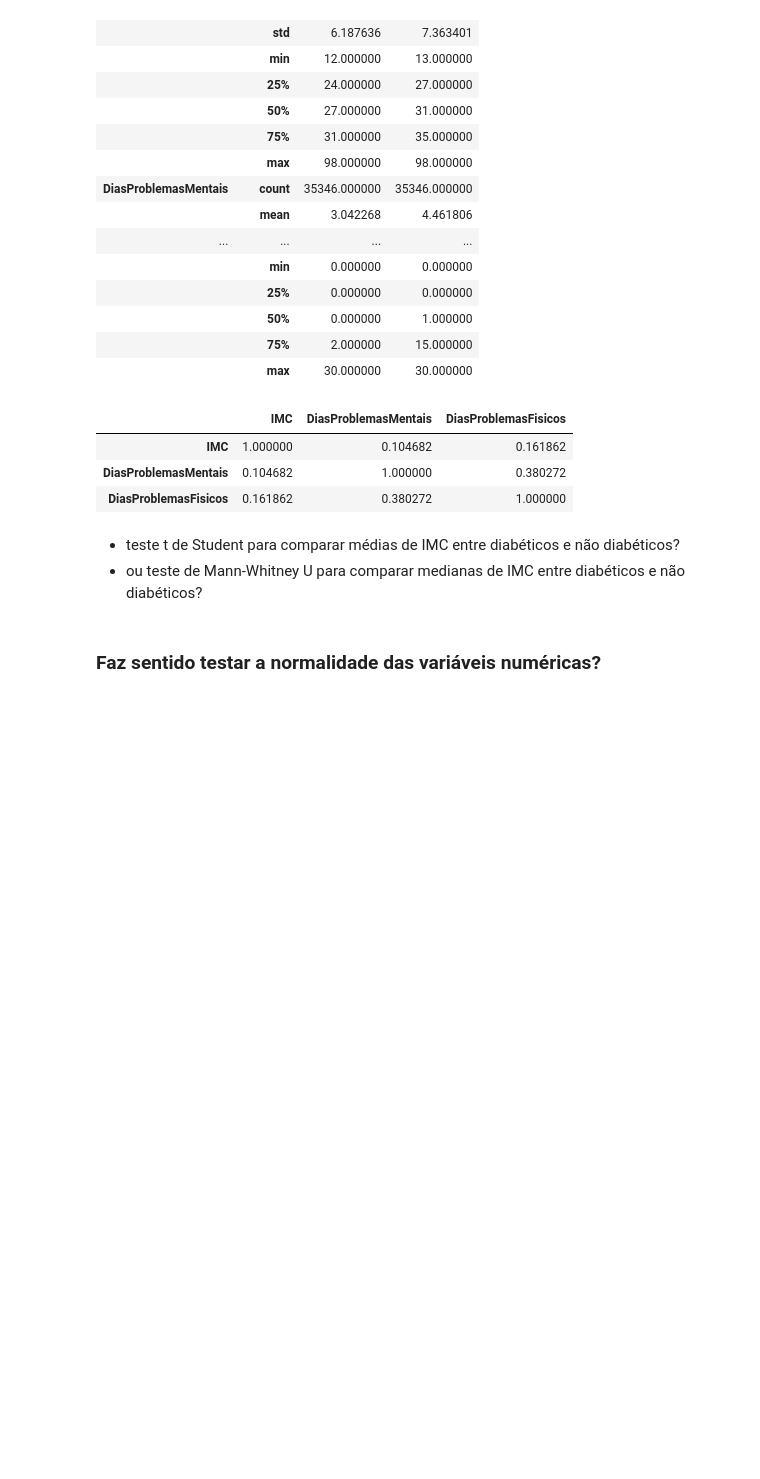
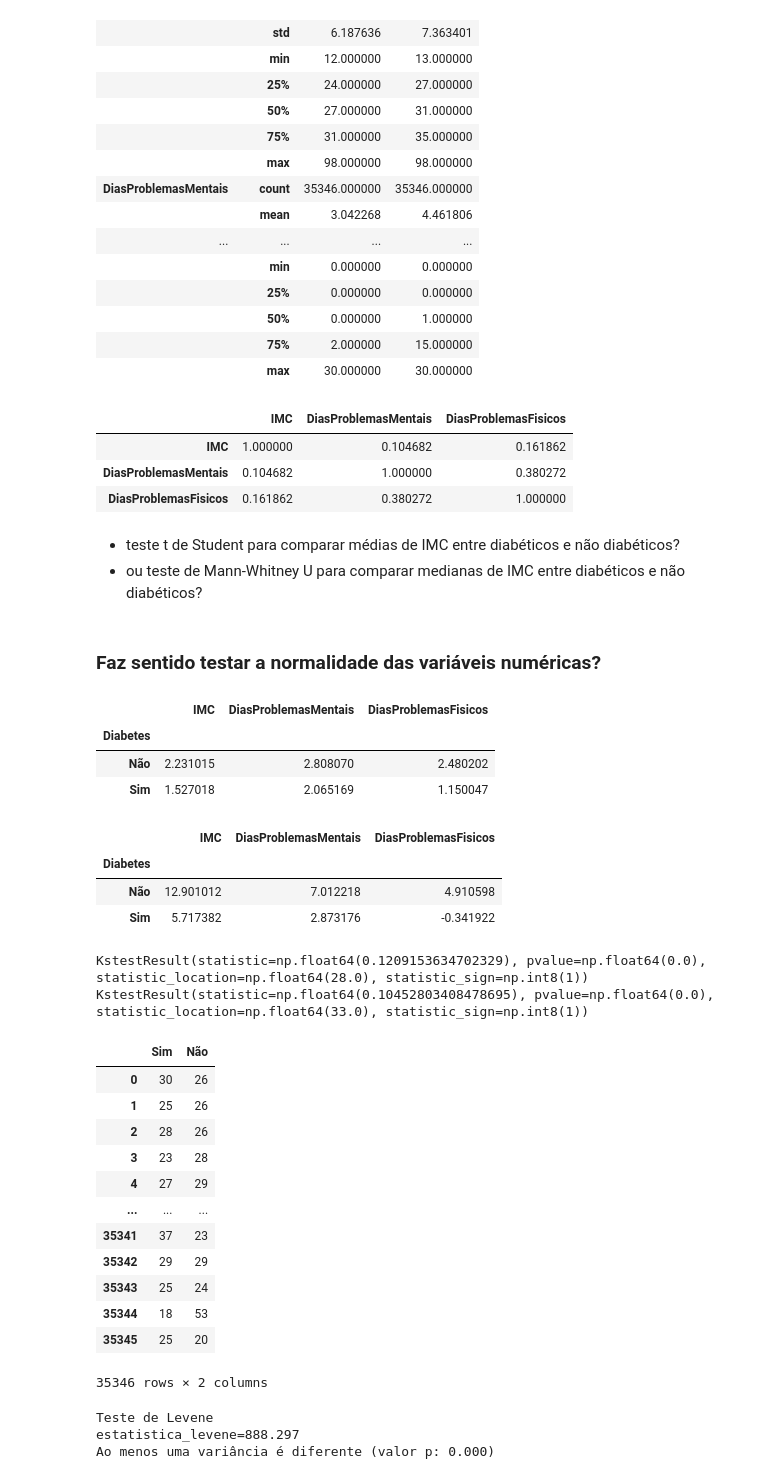
Before and after one commit to PauloViniciusR/Estatistica_dados, a Jupyter notebook: Proj_Statistic/projeto_diabetes_02.ipynb, the cells around one changed output. Saved outputs shown, nothing was run; the diff lists cells and outputs as text; code cells hidden in the pictures; blank space fills up the shorter version.

Commit message:
EStatistica inferencial

```diff
--- a/Proj_Statistic/projeto_diabetes_02.ipynb
+++ b/Proj_Statistic/projeto_diabetes_02.ipynb
@@ -191,3 +191,55 @@ df_diabetes_tratado.corr(numeric_only=True)
 - ou teste de Mann-Whitney U para comparar medianas de IMC entre diabéticos e não diabéticos?
 # %% [markdown]
 ### Faz sentido testar a normalidade das variáveis numéricas?
+# %%
+df_diabetes_tratado.groupby(coluna_alvo, observed=False).skew(numeric_only=True)
+# %% [output]
+|  | IMC | DiasProblemasMentais | DiasProblemasFisicos |
+| Diabetes |  |  |  |
+| Não | 2.231015 | 2.808070 | 2.480202 |
+| Sim | 1.527018 | 2.065169 | 1.150047 |
+# %%
+df_diabetes_tratado.groupby(coluna_alvo, observed=False)[colunas_numericas].apply(pd.DataFrame.kurtosis)
+# %% [output]
+|  | IMC | DiasProblemasMentais | DiasProblemasFisicos |
+| Diabetes |  |  |  |
+| Não | 12.901012 | 7.012218 | 4.910598 |
+| Sim | 5.717382 | 2.873176 | -0.341922 |
+# %%
+df_imc_sim = df_diabetes_tratado.query("Diabetes == 'Sim'")["IMC"].values
+
+df_imc_nao = df_diabetes_tratado.query("Diabetes == 'Não'")["IMC"].values
+# %%
+from scipy.stats import kstest, norm
+
+print(kstest(df_imc_nao, norm.cdf, args=(df_imc_nao.mean(), df_imc_nao.std())))
+print(kstest(df_imc_sim, norm.cdf, args=(df_imc_sim.mean(), df_imc_sim.std())))
+# %% [output]
+KstestResult(statistic=np.float64(0.1209153634702329), pvalue=np.float64(0.0), statistic_location=np.float64(28.0), statistic_sign=np.int8(1))
+KstestResult(statistic=np.float64(0.10452803408478695), pvalue=np.float64(0.0), statistic_location=np.float64(33.0), statistic_sign=np.int8(1))
+# %%
+dataframe_imc = pd.DataFrame({"Sim": df_imc_sim, "Não": df_imc_nao})
+
+dataframe_imc
+# %% [output]
+|  | Sim | Não |
+| 0 | 30 | 26 |
+| 1 | 25 | 26 |
+| 2 | 28 | 26 |
+| 3 | 23 | 28 |
+| 4 | 27 | 29 |
+| ... | ... | ... |
+| 35341 | 37 | 23 |
+| 35342 | 29 | 29 |
+| 35343 | 25 | 24 |
+| 35344 | 18 | 53 |
+| 35345 | 25 | 20 |
+35346 rows × 2 columns
+# %%
+from auxiliares import analise_levene
+
+analise_levene(dataframe_imc, centro="median")
+# %% [output]
+Teste de Levene
+estatistica_levene=888.297
+Ao menos uma variância é diferente (valor p: 0.000)
```
Also changed, not shown: 1 other file.
